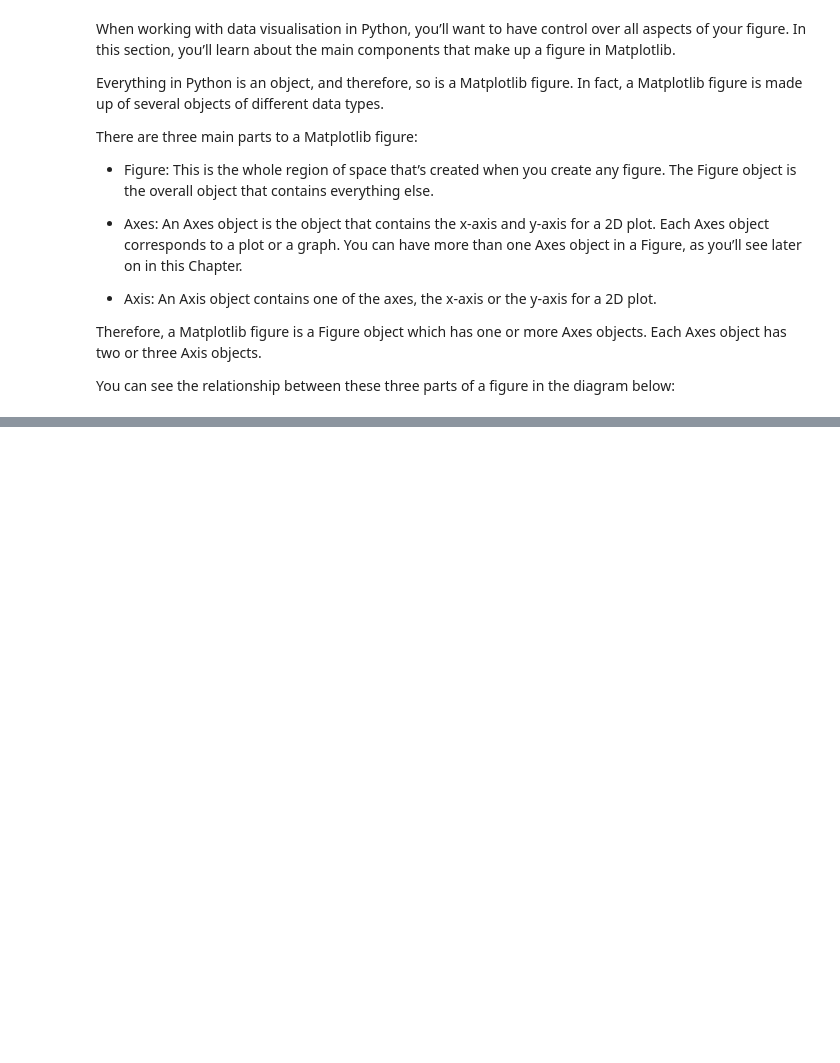
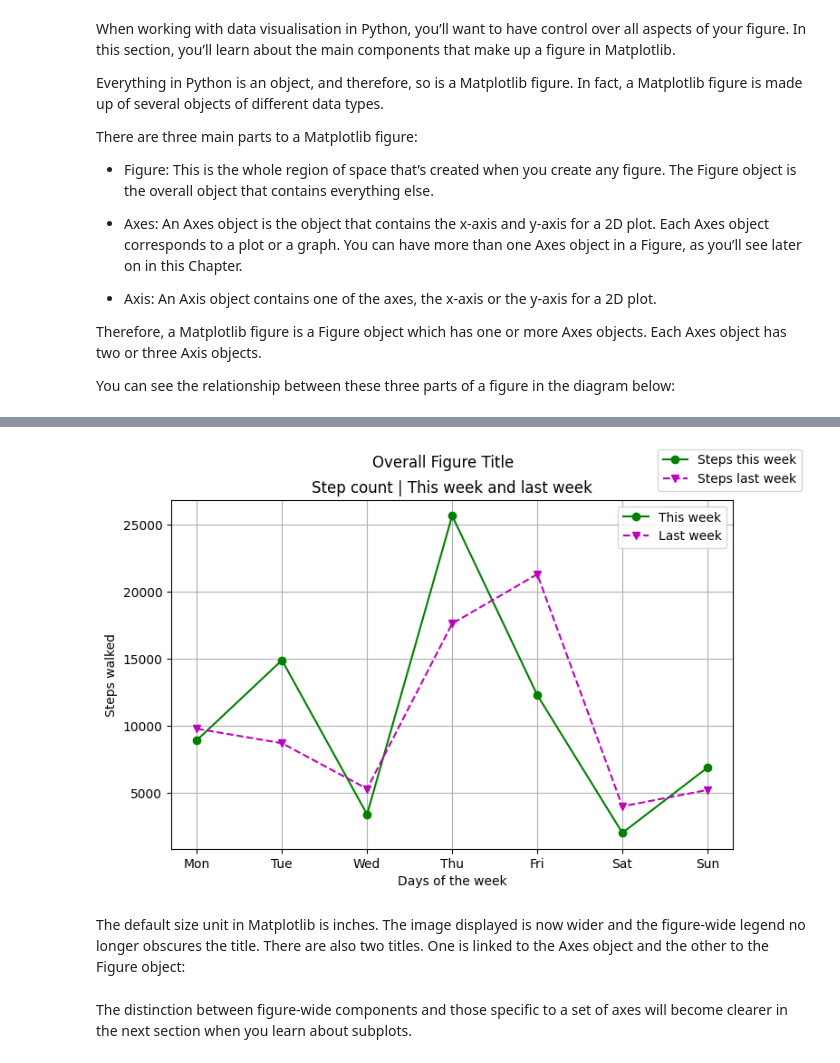
Before and after one commit to EfekanAlpsa/DataScientist-RoadMap, a Jupyter notebook: 3 - Pandas, Data Visualization/Matplotlib/Basics of Data Visualization in Python Using Matplotlib/Basics of Data Visualization in Python Using Matplotlib.ipynb, the cells around one changed output, grey strips where cells are left out. Drawn from its saved outputs; the diff is of its cells as text; code cells hidden in the pictures; blank space fills up the shorter version.

```diff
--- a/3 - Pandas, Data Visualization/Matplotlib/Basics of Data Visualization in Python Using Matplotlib/Basics of Data Visualization in Python Using Matplotlib.ipynb
+++ b/3 - Pandas, Data Visualization/Matplotlib/Basics of Data Visualization in Python Using Matplotlib/Basics of Data Visualization in Python Using Matplotlib.ipynb
@@ -263,0 +294,27 @@ This figure is identical to the one you plotted earlier. So, why do we need two
+# %%
+import matplotlib.pyplot as plt
+
+days = ["Mon", "Tue", "Wed", "Thu", "Fri", "Sat", "Sun"]
+steps_walked = [8934, 14902, 3409, 25672, 12300, 2023, 6890]
+steps_last_week = [9788, 8710, 5308, 17630, 21309, 4002, 5223]
+
+fig, ax = plt.subplots(figsize=(8, 5))
+
+ax.plot(days, steps_walked, "o-g")
+ax.plot(days, steps_last_week, "v--m")
+ax.set_title("Step count | This week and last week")
+ax.set_xlabel("Days of the week")
+ax.set_ylabel("Steps walked")
+ax.grid(True)
+ax.legend(["This week", "Last week"])
+
+fig.legend(["Steps this week", "Steps last week"])
+fig.suptitle("Overall Figure Title")
+
+plt.show()
+# %% [output]
+[figure, added]
+# %% [markdown]
+The default size unit in Matplotlib is inches. The image displayed is now wider and the figure-wide legend no longer obscures the title. There are also two titles. One is linked to the Axes object and the other to the Figure object:
+# %% [markdown]
+The distinction between figure-wide components and those specific to a set of axes will become clearer in the next section when you learn about subplots.
```
Also changed, not shown: parts of 30 cells of this notebook.
